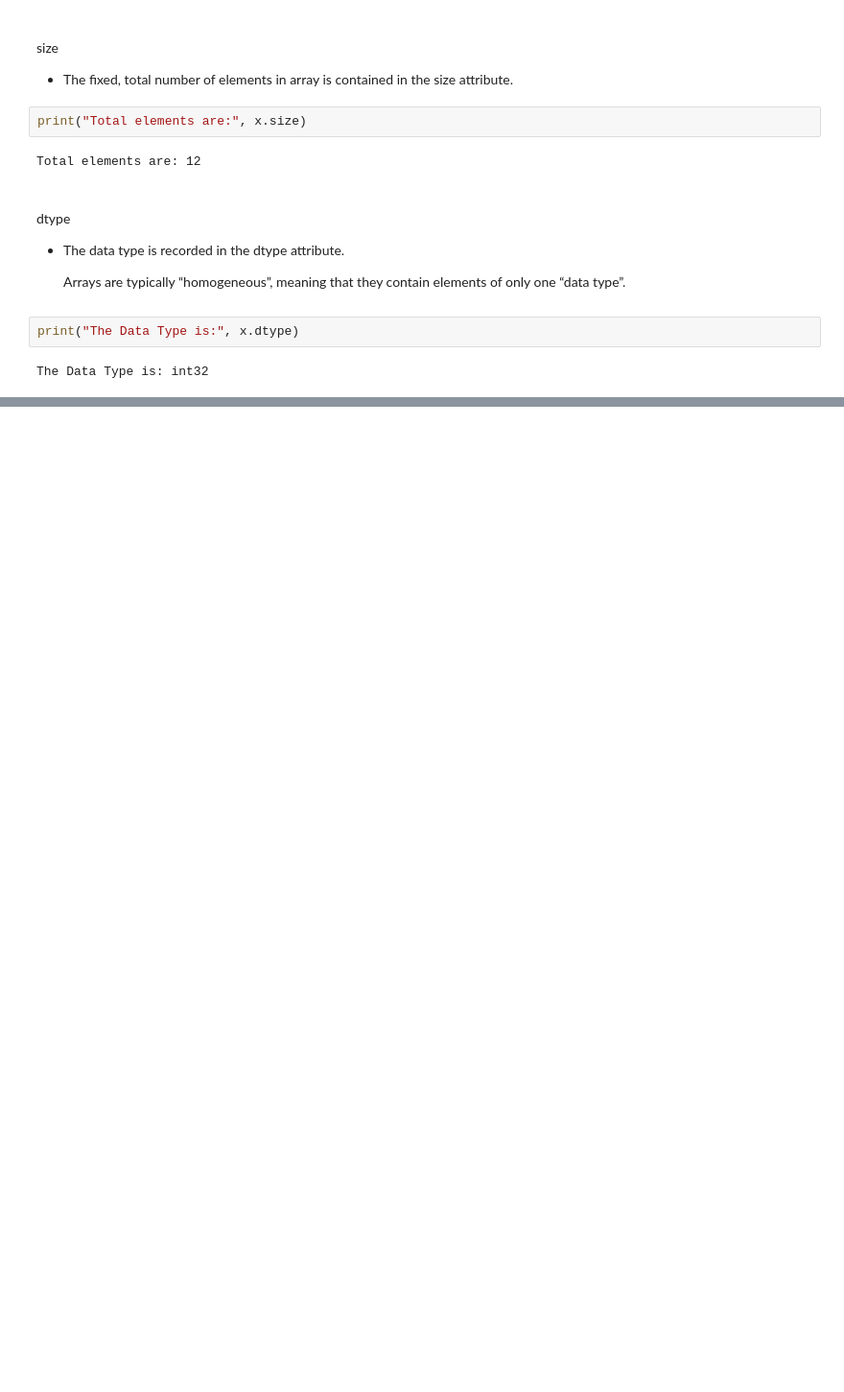
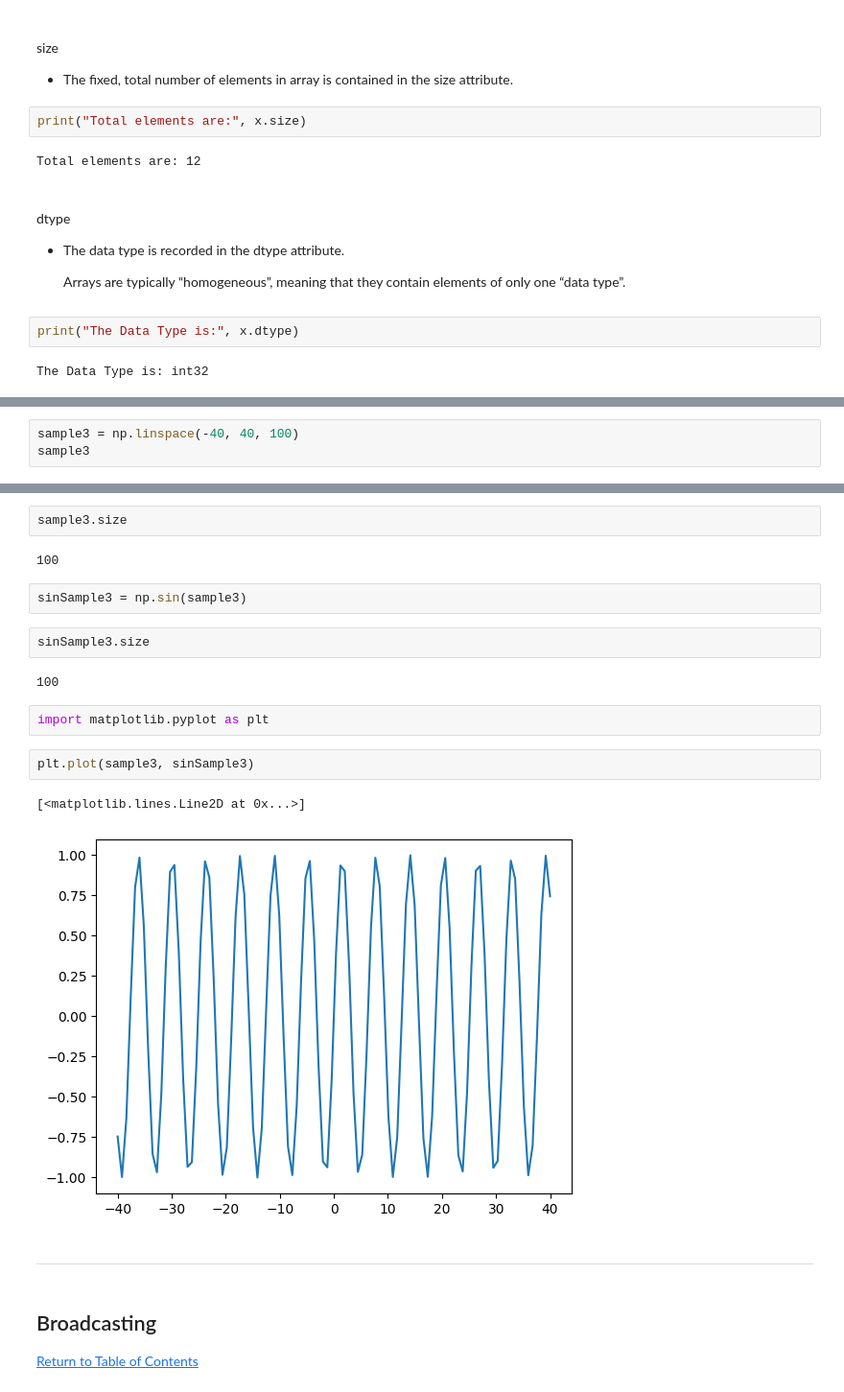
Before and after one commit to avinashyadav16/ALL-ABOUT-MACHINE-LEARNING, a Jupyter notebook: 01_NumPy/01_Numpy.ipynb, the cells around one changed output, grey strips where cells are left out. Shown at 96% size. Saved outputs shown, nothing was run; the diff lists cells and outputs as text; blank space fills up the shorter version.

```diff
--- a/01_NumPy/01_Numpy.ipynb
+++ b/01_NumPy/01_Numpy.ipynb
@@ -311,0 +791,3 @@ The Data Type is: int32
+# %%
+sample3 = np.linspace(-40, 40, 100)
+sample3
@@ -311,0 +812,22 @@ The Data Type is: int32
+# %%
+sample3.size
+# %% [output]
+100
+# %%
+sinSample3 = np.sin(sample3)
+# %%
+sinSample3.size
+# %% [output]
+100
+# %%
+import matplotlib.pyplot as plt
+# %%
+plt.plot(sample3, sinSample3)
+# %% [output]
+[<matplotlib.lines.Line2D at 0x...>]
+[figure, added]
+# %% [markdown]
+<hr>
+# %% [markdown]
+## Broadcasting
+[Return to Table of Contents](#table-of-contents)
```
Also changed, not shown: parts of 138 cells of this notebook.
